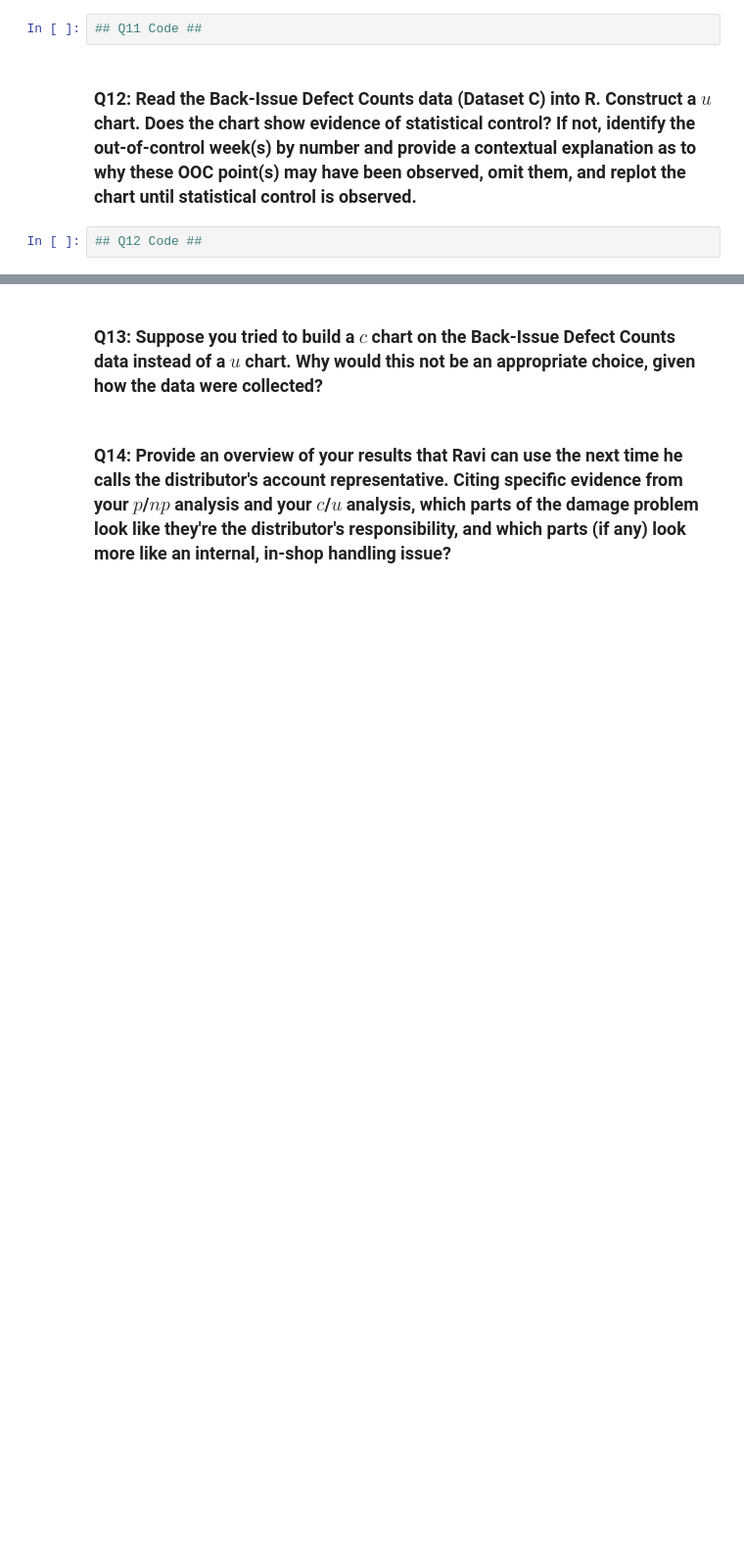
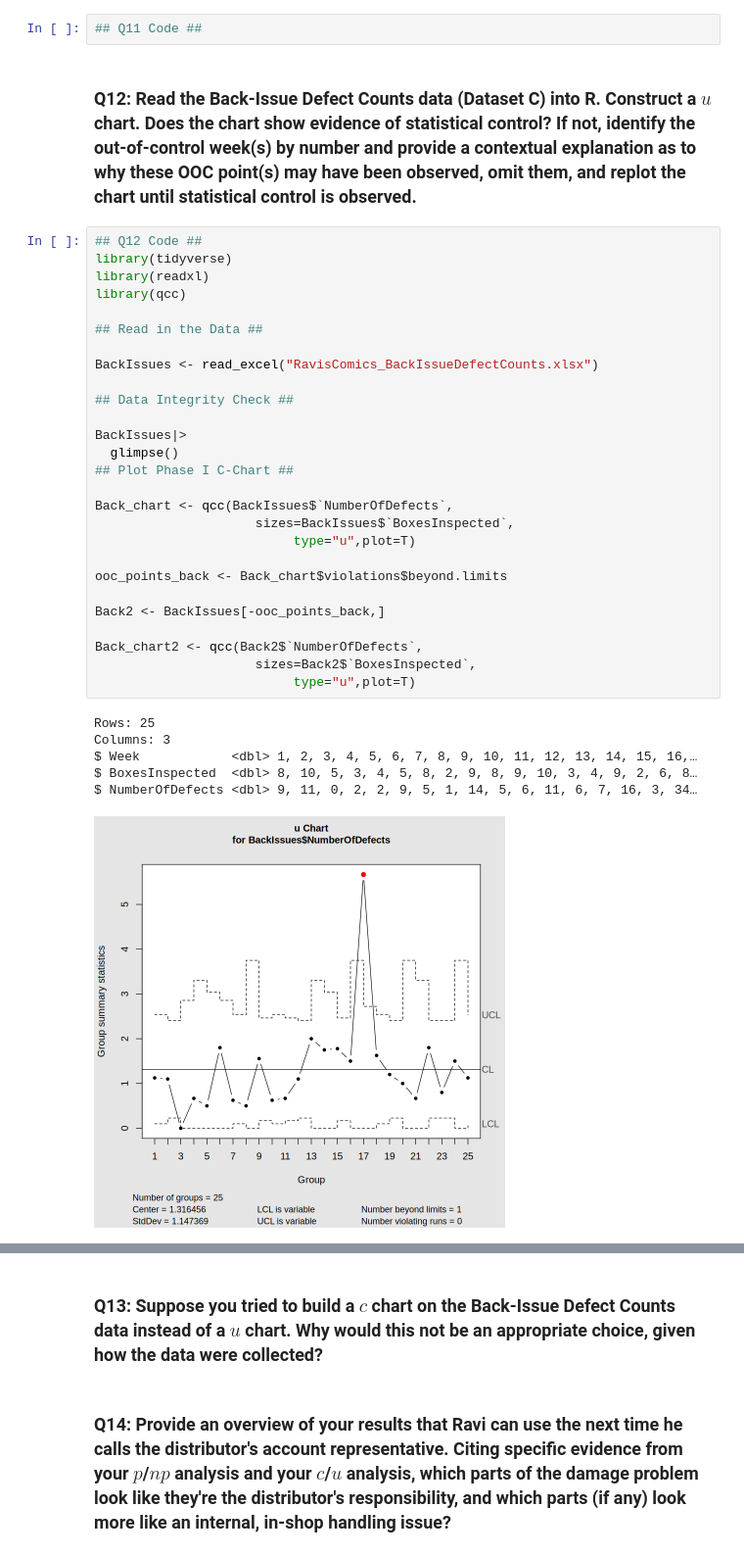
Before and after one commit to DesyneMartinez/STAT-7110-Quality-Control, a Jupyter notebook: Assignments/HW3/STAT-7110-HW3.ipynb, the cells around one changed output, grey strips where cells are left out. Shown at 98% size. Saved outputs shown, nothing was run; the diff lists cells and outputs as text; blank space fills up the shorter version.

```diff
--- a/Assignments/HW3/STAT-7110-HW3.ipynb
+++ b/Assignments/HW3/STAT-7110-HW3.ipynb
@@ -241,3 +320,35 @@ Warning message in statistics < lcl:
 ### Q12: Read the Back-Issue Defect Counts data (Dataset C) into R. Construct a $u$ chart. Does the chart show evidence of statistical control? If not, identify the out-of-control week(s) by number and provide a contextual explanation as to why these OOC point(s) may have been observed, omit them, and replot the chart until statistical control is observed.
 # %%
 ## Q12 Code ##
+library(tidyverse)
+library(readxl)
+library(qcc)
+
+## Read in the Data ##
+
+BackIssues <- read_excel("RavisComics_BackIssueDefectCounts.xlsx")
+
+## Data Integrity Check ##
+
+BackIssues|>
+  glimpse()
+## Plot Phase I C-Chart ##
+
+Back_chart <- qcc(BackIssues$`NumberOfDefects`,
+                     sizes=BackIssues$`BoxesInspected`,
+                          type="u",plot=T)
+
+ooc_points_back <- Back_chart$violations$beyond.limits
+
+Back2 <- BackIssues[-ooc_points_back,]
+
+Back_chart2 <- qcc(Back2$`NumberOfDefects`,
+                     sizes=Back2$`BoxesInspected`,
+                          type="u",plot=T)
+# %% [output]
+Rows: 25
+Columns: 3
+$ Week            <dbl> 1, 2, 3, 4, 5, 6, 7, 8, 9, 10, 11, 12, 13, 14, 15, 16,…
+$ BoxesInspected  <dbl> 8, 10, 5, 3, 4, 5, 8, 2, 9, 8, 9, 10, 3, 4, 9, 2, 6, 8…
+$ NumberOfDefects <dbl> 9, 11, 0, 2, 2, 9, 5, 1, 14, 5, 6, 11, 6, 7, 16, 3, 34…
+[figure, added]
```
Also changed, not shown: parts of 5 cells of this notebook.
